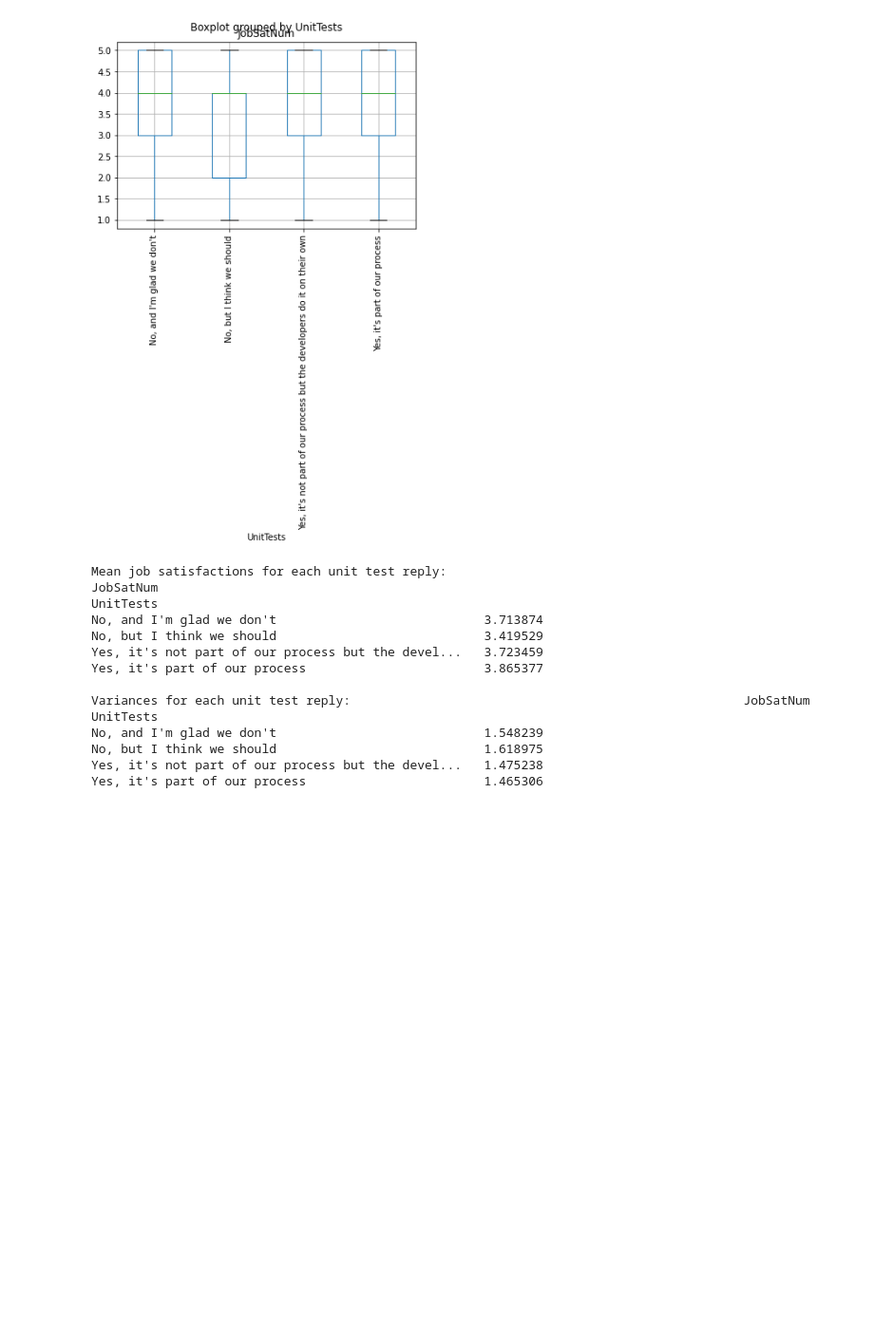
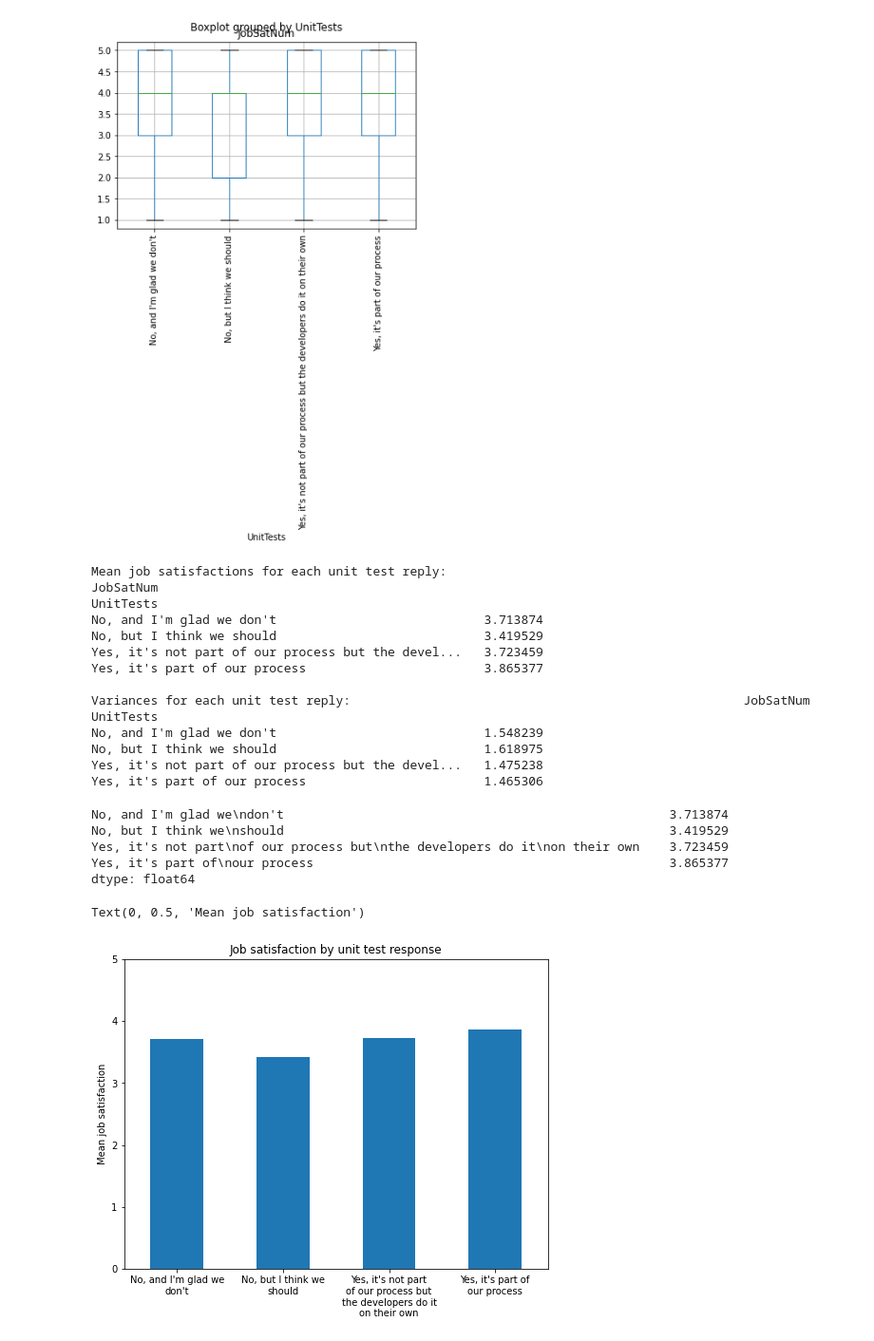
Before and after one commit to jamsidedown/data_science_blog_post_udacity, a Jupyter notebook: src/unit_tests_job_satisfaction.ipynb, the cells around one changed output. Shown at 95% size. Cells and saved outputs as stored; diff of their text form; code cells hidden in the pictures; blank space fills up the shorter version.

Commit message:
Added mean job satisfaction bar chart to unit test notebook

```diff
--- a/src/unit_tests_job_satisfaction.ipynb
+++ b/src/unit_tests_job_satisfaction.ipynb
@@ -133,0 +132,22 @@ Yes, it's part of our process                        1.465306
+# %%
+from textwrap import wrap
+
+new_indexes = []
+for index in means['JobSatNum'].index:
+    new_indexes.append('\n'.join(wrap(index, 20)))
+
+new_means = pandas.Series(means['JobSatNum'].values, new_indexes)
+new_means
+# %% [output]
+No, and I'm glad we\ndon't                                                    3.713874
+No, but I think we\nshould                                                    3.419529
+Yes, it's not part\nof our process but\nthe developers do it\non their own    3.723459
+Yes, it's part of\nour process                                                3.865377
+dtype: float64
+# %%
+ax = new_means.plot.bar(figsize=(8, 6), ylim=(0, 5), rot=0)
+ax.set_title('Job satisfaction by unit test response')
+ax.set_ylabel('Mean job satisfaction')
+# %% [output]
+Text(0, 0.5, 'Mean job satisfaction')
+[figure, added]
```
Also changed, not shown: parts of 1 cell of this notebook, 1 other file.
